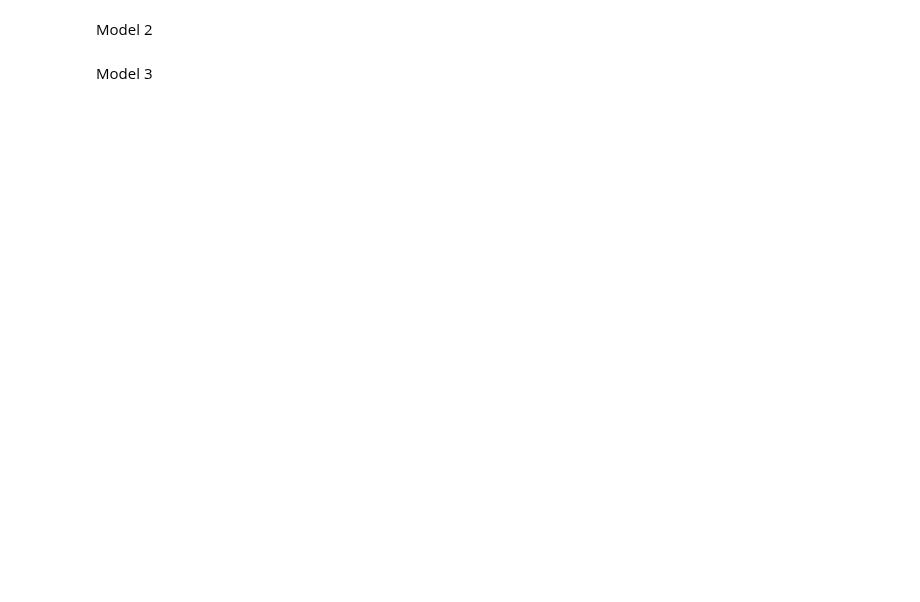
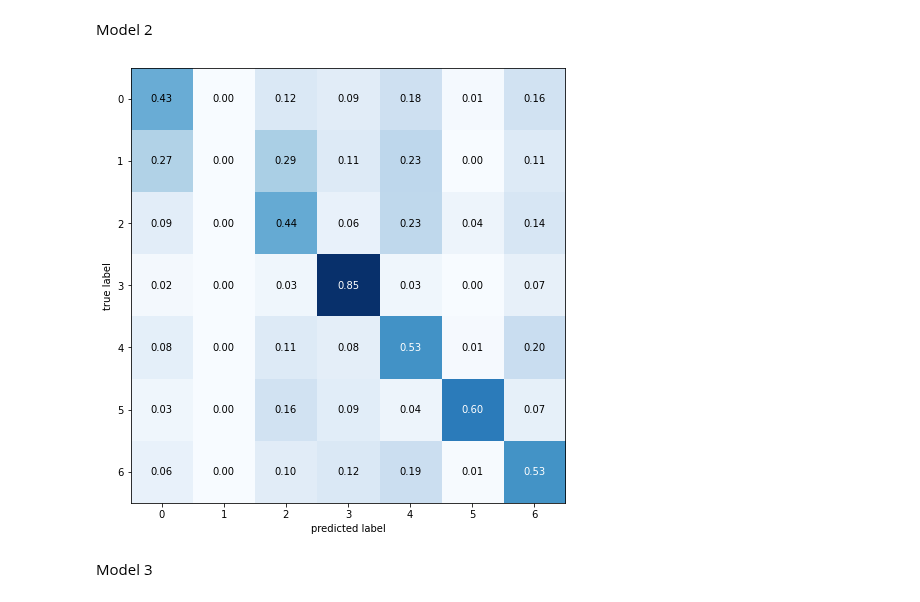
Before and after one commit to rohitrv8922/Face-Emotion-Recognition-Detection, a Jupyter notebook: Face_Emotion_Recognition.ipynb, the cells around one changed output. Cells and saved outputs as stored; diff of their text form; code cells hidden in the pictures; blank space fills up the shorter version.

```diff
--- a/Face_Emotion_Recognition.ipynb
+++ b/Face_Emotion_Recognition.ipynb
@@ -730,12 +729,13 @@ df_compare['wrong'] = np.where(df_compare['real']!=df_compare['pred'], 1, 0)
 # %%
 conf_mat = confusion_matrix(test_labels.argmax(axis=1), pred_test_labels2.argmax(axis=1))
 
 fig, ax = plot_confusion_matrix(conf_mat=conf_mat,
                                 show_normed=True,
                                 show_absolute=False,
-                                class_names=emotions.values(),
                                 figsize=(8, 8))
 fig.show()
+# %% [output]
+[figure, added]
 # %% [markdown]
 Model 3
 # %%
```
Also changed, not shown: parts of 21 cells of this notebook.
